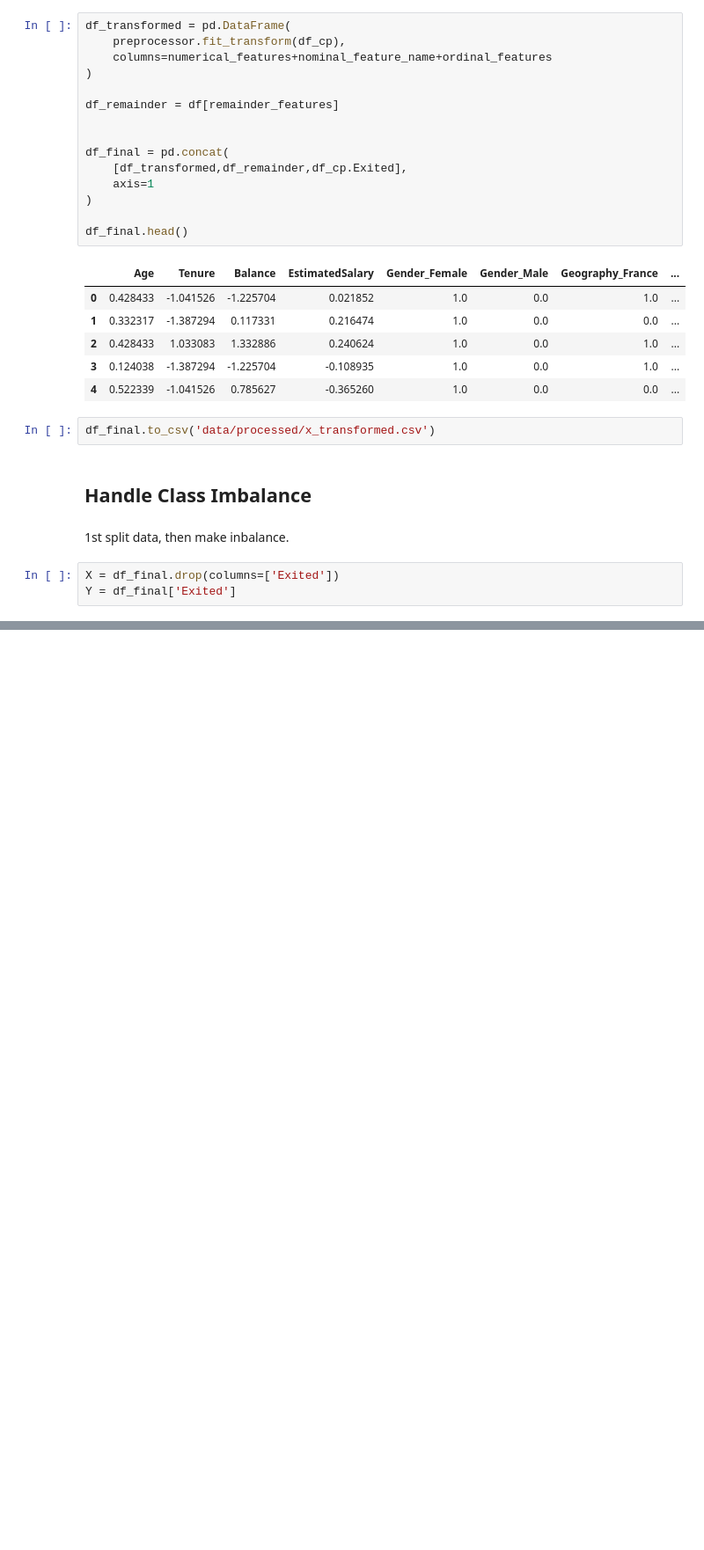
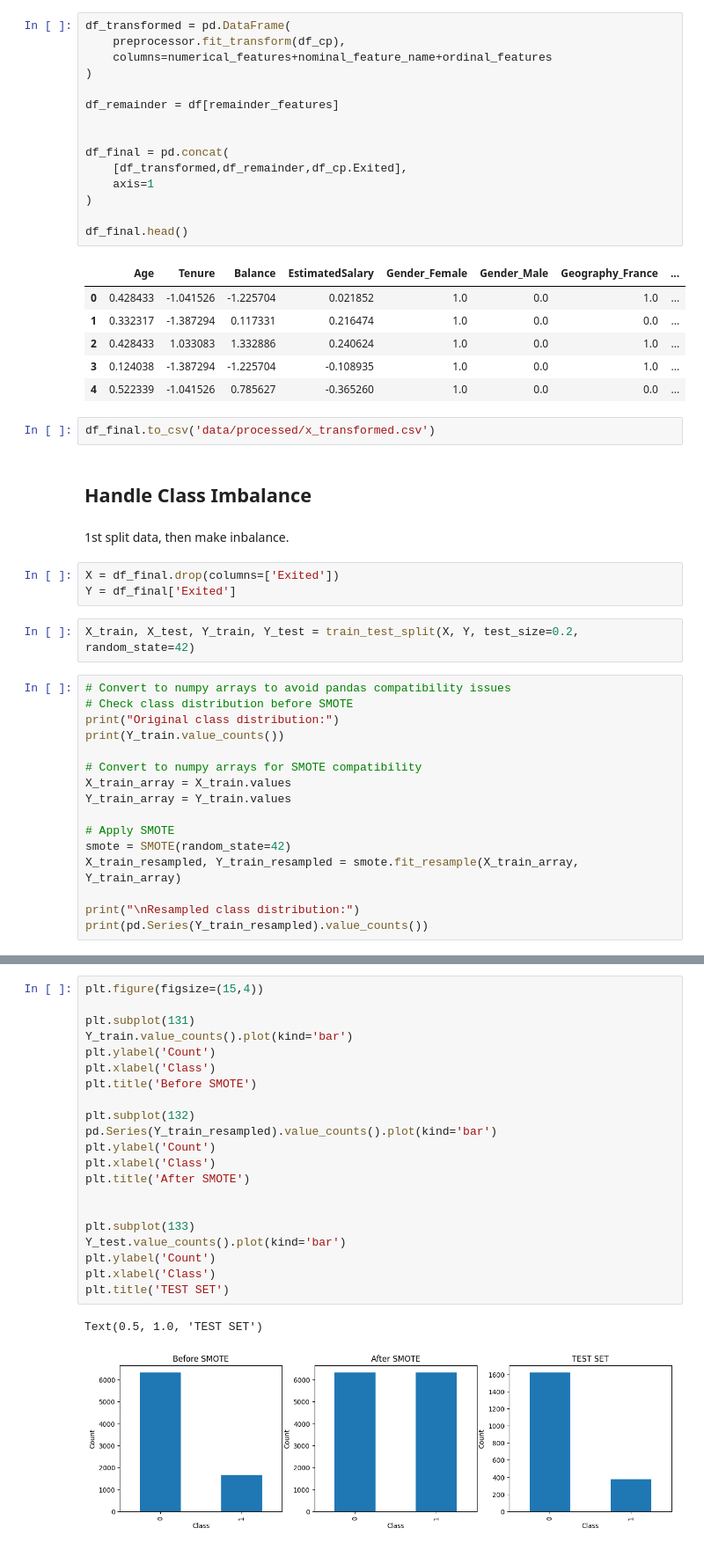
Before and after one commit to kavindus0/ChurnModelDeployment, a Jupyter notebook: 0_data_prep.ipynb, the cells around one changed output, grey strips where cells are left out. Shown at 88% size. Drawn from its saved outputs; the diff is of its cells as text; blank space fills up the shorter version.

```diff
--- a/0_data_prep.ipynb
+++ b/0_data_prep.ipynb
@@ -94,3 +94,21 @@ df_final.to_csv('data/processed/x_transformed.csv')
 # %%
 X = df_final.drop(columns=['Exited'])
 Y = df_final['Exited']
+# %%
+X_train, X_test, Y_train, Y_test = train_test_split(X, Y, test_size=0.2, random_state=42)
+# %%
+# Convert to numpy arrays to avoid pandas compatibility issues
+# Check class distribution before SMOTE
+print("Original class distribution:")
+print(Y_train.value_counts())
+
+# Convert to numpy arrays for SMOTE compatibility
+X_train_array = X_train.values
+Y_train_array = Y_train.values
+
+# Apply SMOTE
+smote = SMOTE(random_state=42)
+X_train_resampled, Y_train_resampled = smote.fit_resample(X_train_array, Y_train_array)
+
+print("\nResampled class distribution:")
+print(pd.Series(Y_train_resampled).value_counts())
@@ -96,0 +126,24 @@ Y = df_final['Exited']
+# %%
+plt.figure(figsize=(15,4))
+
+plt.subplot(131)
+Y_train.value_counts().plot(kind='bar')
+plt.ylabel('Count')
+plt.xlabel('Class')
+plt.title('Before SMOTE')
+
+plt.subplot(132)
+pd.Series(Y_train_resampled).value_counts().plot(kind='bar')
+plt.ylabel('Count')
+plt.xlabel('Class')
+plt.title('After SMOTE')
+
+
+plt.subplot(133)
+Y_test.value_counts().plot(kind='bar')
+plt.ylabel('Count')
+plt.xlabel('Class')
+plt.title('TEST SET')
+# %% [output]
+Text(0.5, 1.0, 'TEST SET')
+[figure, added]
```
Also changed, not shown: parts of 4 cells of this notebook, 3 other files.
